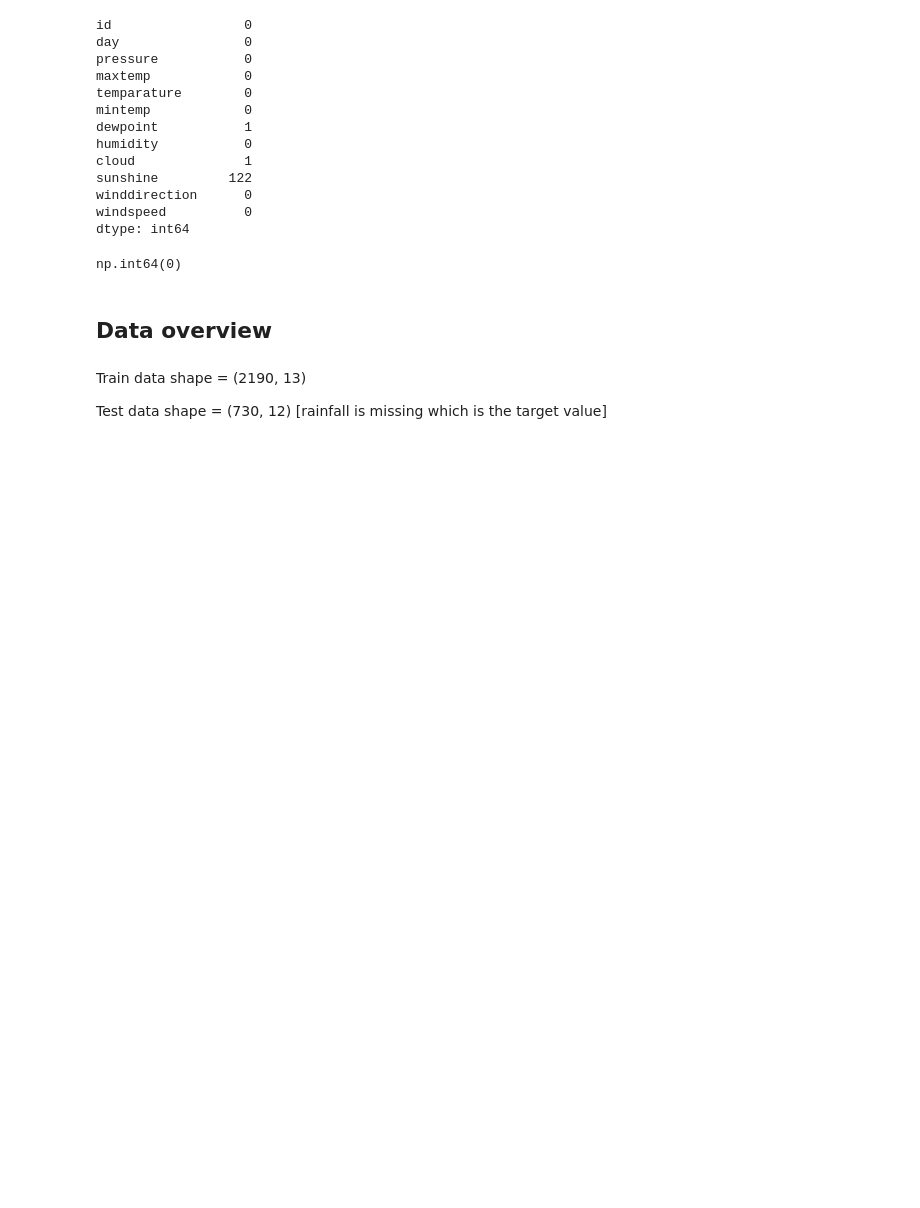
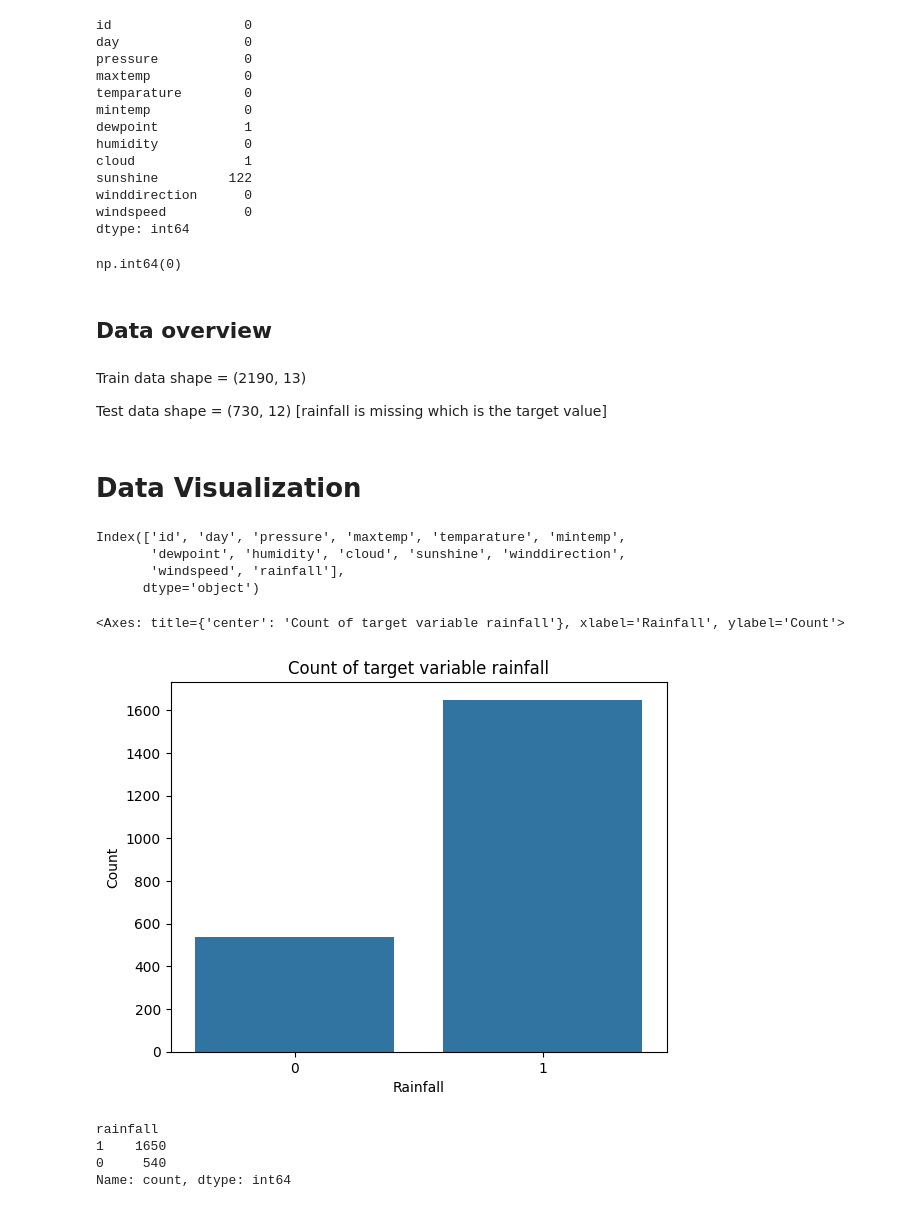
Before and after one commit to yanicodeverse/Binary-Prediction-with-a-Rainfall-Dataset, a Jupyter notebook: rainfall.ipynb, the cells around one changed output. Saved outputs shown, nothing was run; the diff lists cells and outputs as text; code cells hidden in the pictures; blank space fills up the shorter version.

```diff
--- a/rainfall.ipynb
+++ b/rainfall.ipynb
@@ -253,3 +255,32 @@ np.int64(0)
 Train data shape = (2190, 13)
 
 Test data shape = (730, 12) [rainfall is missing which is the target value]
+# %% [markdown]
+# Data Visualization
+# %%
+# creating a new temp dataframe for the train data
+train_temp = train_df.copy()
+
+train_temp.columns
+# %% [output]
+Index(['id', 'day', 'pressure', 'maxtemp', 'temparature', 'mintemp',
+       'dewpoint', 'humidity', 'cloud', 'sunshine', 'winddirection',
+       'windspeed', 'rainfall'],
+      dtype='object')
+# %%
+# checking if the data is imbalance or not
+plt.Figure(figsize=(8, 5))
+plt.title('Count of target variable rainfall')
+plt.xlabel('Rainfall')
+plt.ylabel('Count')
+sns.countplot(x='rainfall', data=train_temp)
+# %% [output]
+<Axes: title={'center': 'Count of target variable rainfall'}, xlabel='Rainfall', ylabel='Count'>
+[figure, added]
+# %%
+train_temp['rainfall'].value_counts()
+# %% [output]
+rainfall
+1    1650
+0     540
+Name: count, dtype: int64
```
Also changed, not shown: parts of 5 cells of this notebook.
